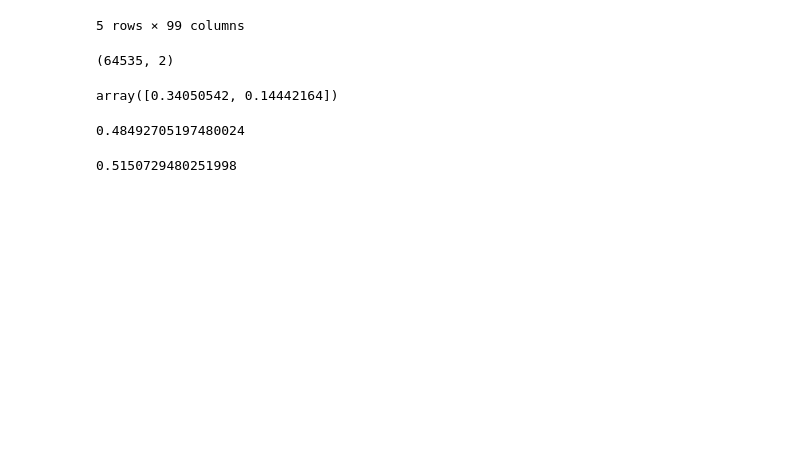
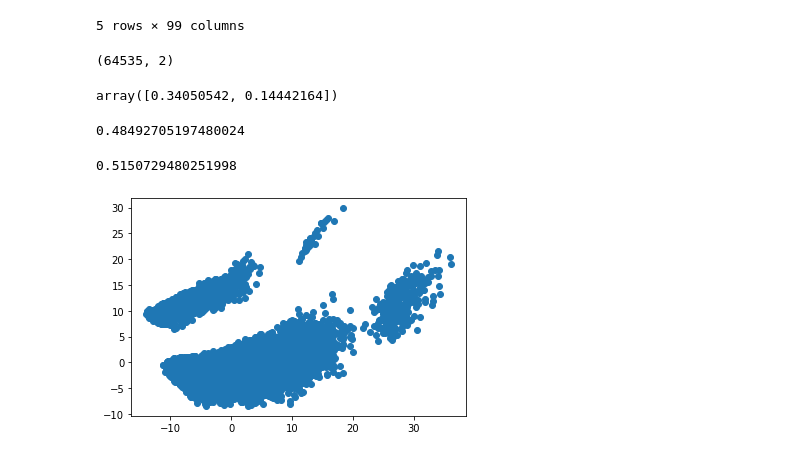
Before and after one commit to ericaburdett/DS-Unit-1-Sprint-3-Linear-Algebra, a Jupyter notebook: module3-dimensionality-reduction/133_High_Dimensional_Data_Assignment.ipynb, the cells around one changed output. Saved outputs shown, nothing was run; the diff lists cells and outputs as text; code cells hidden in the pictures; blank space fills up the shorter version.

```diff
--- a/module3-dimensionality-reduction/133_High_Dimensional_Data_Assignment.ipynb
+++ b/module3-dimensionality-reduction/133_High_Dimensional_Data_Assignment.ipynb
@@ -390,6 +390,12 @@ sum(pca_national.explained_variance_ratio_)
 1 - sum(pca_national.explained_variance_ratio_)
 # %% [output]
 0.5150729480251998
+# %%
+# Plot component1 vs component2
+plt.scatter(pca_df['Component1'], pca_df['Component2'])
+plt.show()
+# %% [output]
+[figure, added]
 # %% [markdown]
 # Stretch Goals
 
```
